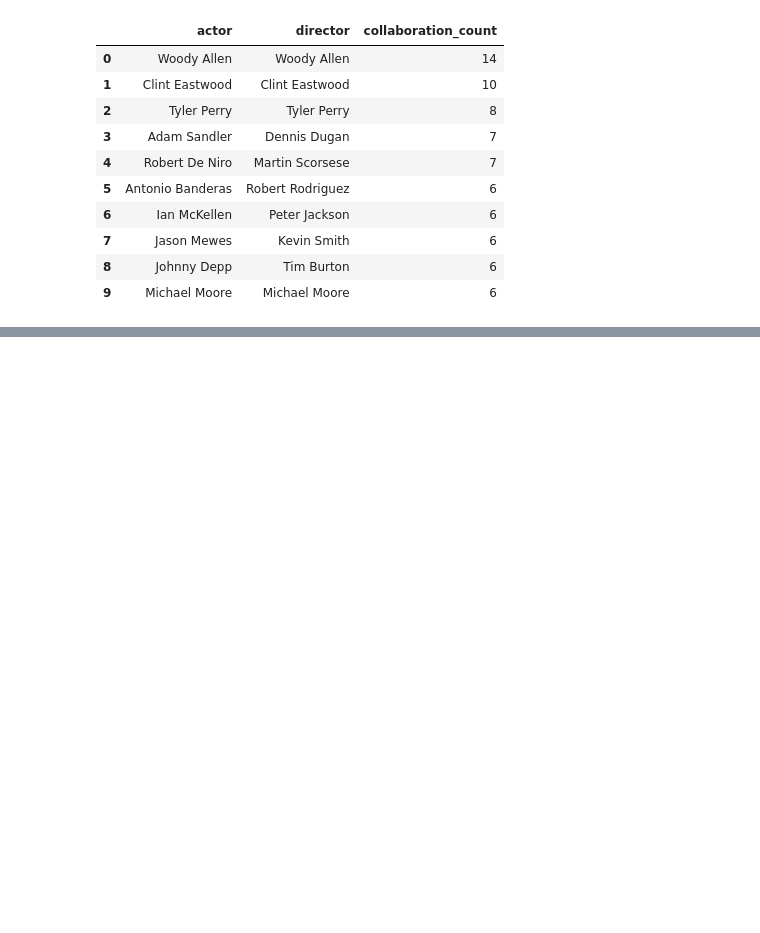
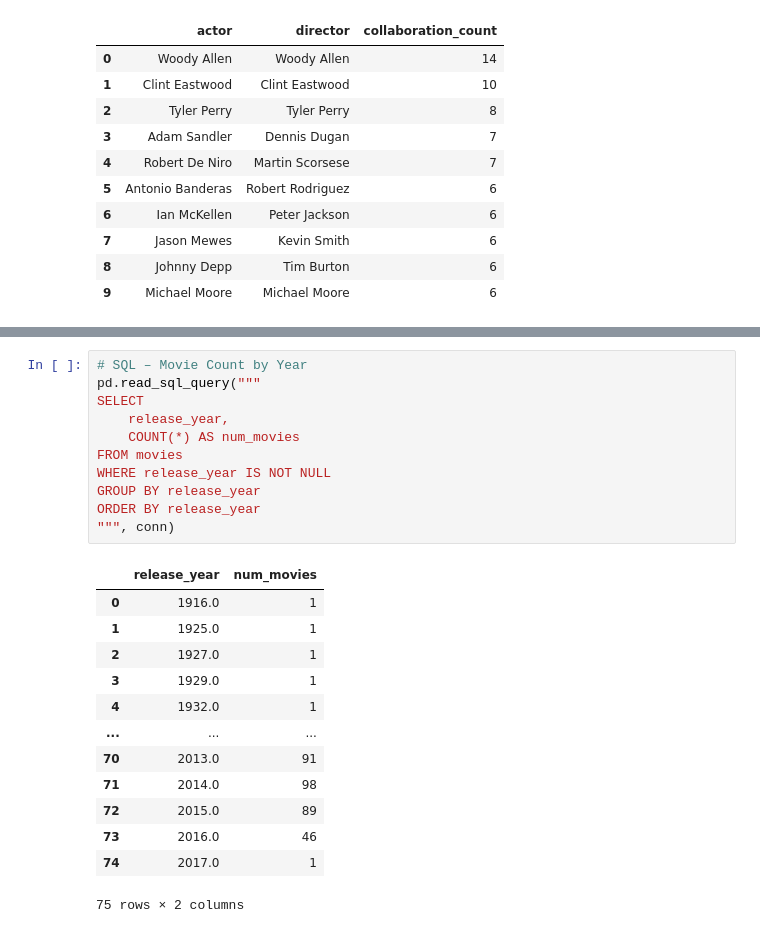
Before and after one commit to lalit1511/SQL_Projects, a Jupyter notebook: SQL_Moviesprojects.ipynb, the cells around one changed output, grey strips where cells are left out. Cells and saved outputs as stored; diff of their text form; blank space fills up the shorter version.

```diff
--- a/SQL_Moviesprojects.ipynb
+++ b/SQL_Moviesprojects.ipynb
@@ -236,0 +249,25 @@ LIMIT 10
+# %%
+# SQL – Movie Count by Year
+pd.read_sql_query("""
+SELECT
+    release_year,
+    COUNT(*) AS num_movies
+FROM movies
+WHERE release_year IS NOT NULL
+GROUP BY release_year
+ORDER BY release_year
+""", conn)
+# %% [output]
+|  | release_year | num_movies |
+| 0 | 1916.0 | 1 |
+| 1 | 1925.0 | 1 |
+| 2 | 1927.0 | 1 |
+| 3 | 1929.0 | 1 |
+| 4 | 1932.0 | 1 |
+| ... | ... | ... |
+| 70 | 2013.0 | 91 |
+| 71 | 2014.0 | 98 |
+| 72 | 2015.0 | 89 |
+| 73 | 2016.0 | 46 |
+| 74 | 2017.0 | 1 |
+75 rows × 2 columns
```
Also changed, not shown: parts of 2 cells of this notebook.
